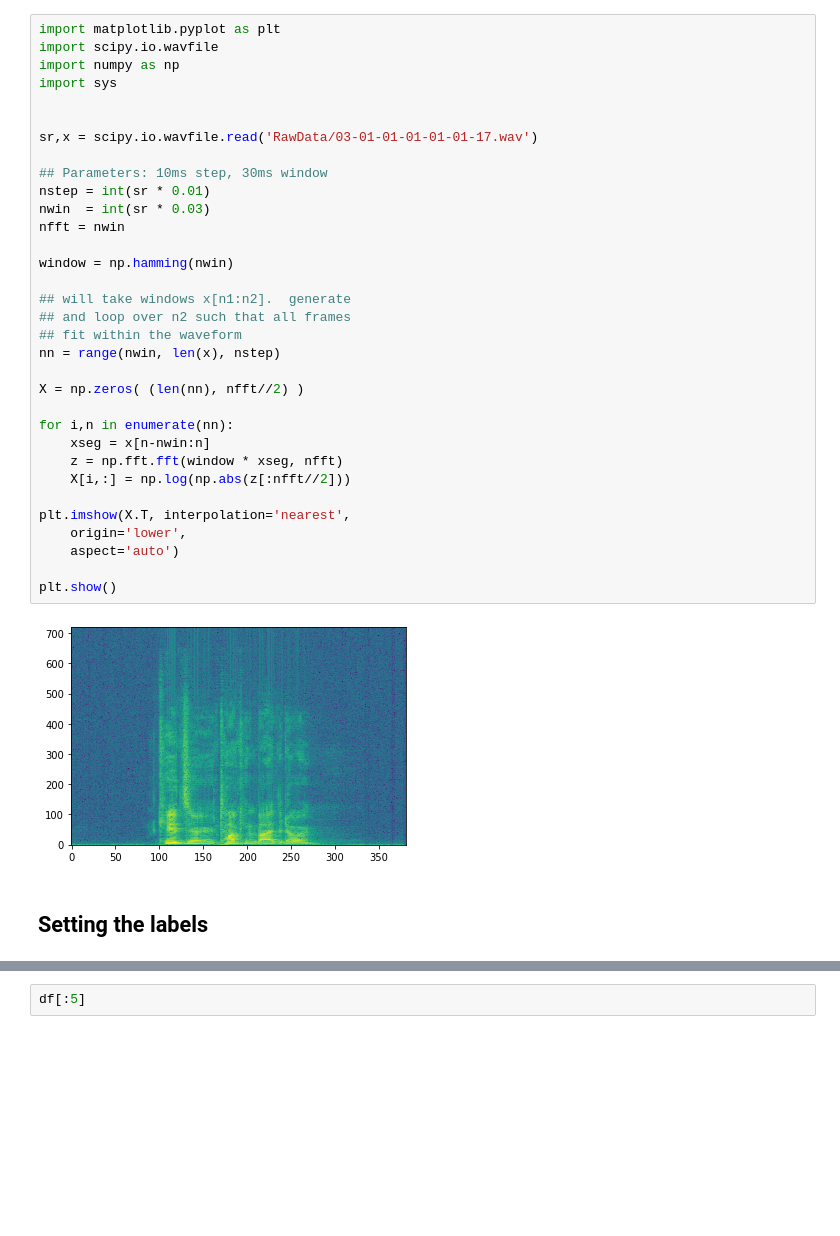
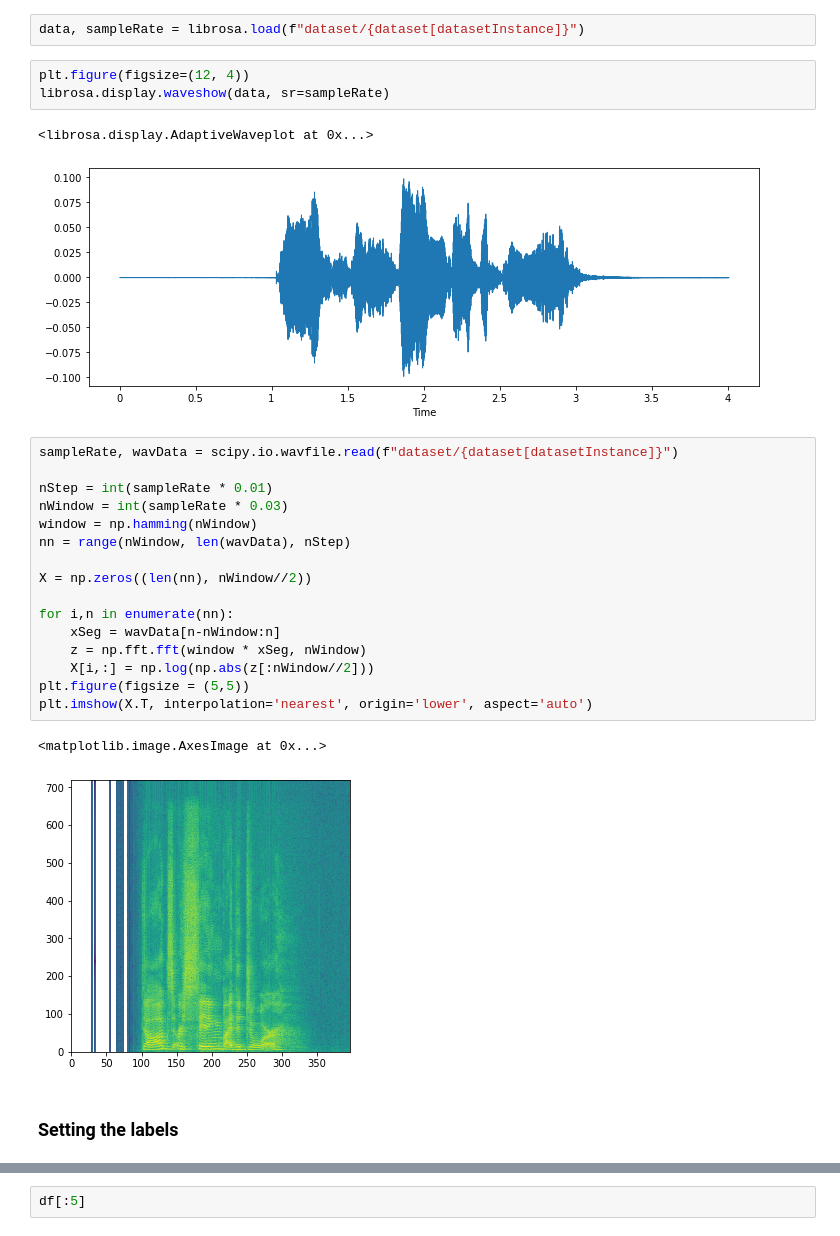
Before and after one commit to Omicron02/Emotion-Detector-Using-Voice-as-an-Input, a Jupyter notebook: Final_gender_emotion_test.ipynb, the cells around one changed output, grey strips where cells are left out. Saved outputs shown, nothing was run; the diff lists cells and outputs as text; blank space fills up the shorter version.

```diff
--- a/Final_gender_emotion_test.ipynb
+++ b/Final_gender_emotion_test.ipynb
@@ -55,37 +62,29 @@ librosa.display.waveshow(data, sr=sampling_rate)
+# %%
+data, sampleRate = librosa.load(f"dataset/{dataset[datasetInstance]}")
+# %%
+plt.figure(figsize=(12, 4))
+librosa.display.waveshow(data, sr=sampleRate)
+# %% [output]
+<librosa.display.AdaptiveWaveplot at 0x...>
+[figure, added]
 # %%
-import matplotlib.pyplot as plt
-import scipy.io.wavfile
-import numpy as np
-import sys
+sampleRate, wavData = scipy.io.wavfile.read(f"dataset/{dataset[datasetInstance]}")
 
+nStep = int(sampleRate * 0.01)
+nWindow = int(sampleRate * 0.03)
+window = np.hamming(nWindow)
+nn = range(nWindow, len(wavData), nStep)
 
-sr,x = scipy.io.wavfile.read('RawData/03-01-01-01-01-01-17.wav')
-
-## Parameters: 10ms step, 30ms window
-nstep = int(sr * 0.01)
-nwin  = int(sr * 0.03)
-nfft = nwin
-
-window = np.hamming(nwin)
-
-## will take windows x[n1:n2].  generate
-## and loop over n2 such that all frames
-## fit within the waveform
-nn = range(nwin, len(x), nstep)
-
-X = np.zeros( (len(nn), nfft//2) )
+X = np.zeros((len(nn), nWindow//2))
 
 for i,n in enumerate(nn):
-    xseg = x[n-nwin:n]
-    z = np.fft.fft(window * xseg, nfft)
-    X[i,:] = np.log(np.abs(z[:nfft//2]))
-
-plt.imshow(X.T, interpolation='nearest',
-    origin='lower',
-    aspect='auto')
-
-plt.show()
+    xSeg = wavData[n-nWindow:n]
+    z = np.fft.fft(window * xSeg, nWindow)
+    X[i,:] = np.log(np.abs(z[:nWindow//2]))
+plt.figure(figsize = (5,5))
+plt.imshow(X.T, interpolation='nearest', origin='lower', aspect='auto')
 # %% [output]
+<matplotlib.image.AxesImage at 0x...>
-[figure, old version]
+[figure, new version]
 # %% [markdown]
-## Setting the labels
+### Setting the labels
```
Also changed, not shown: parts of 48 cells of this notebook, 4 other files.
